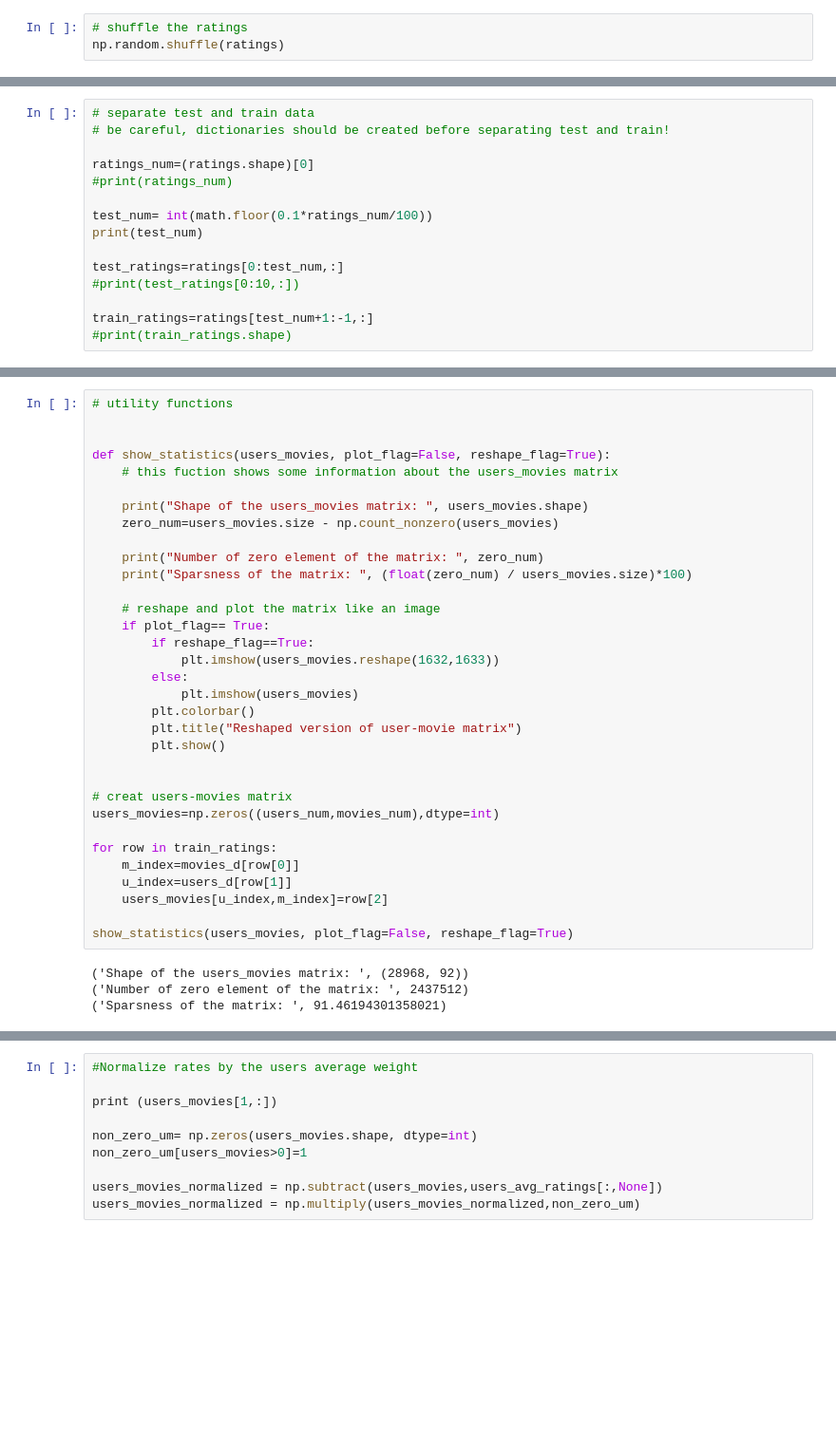
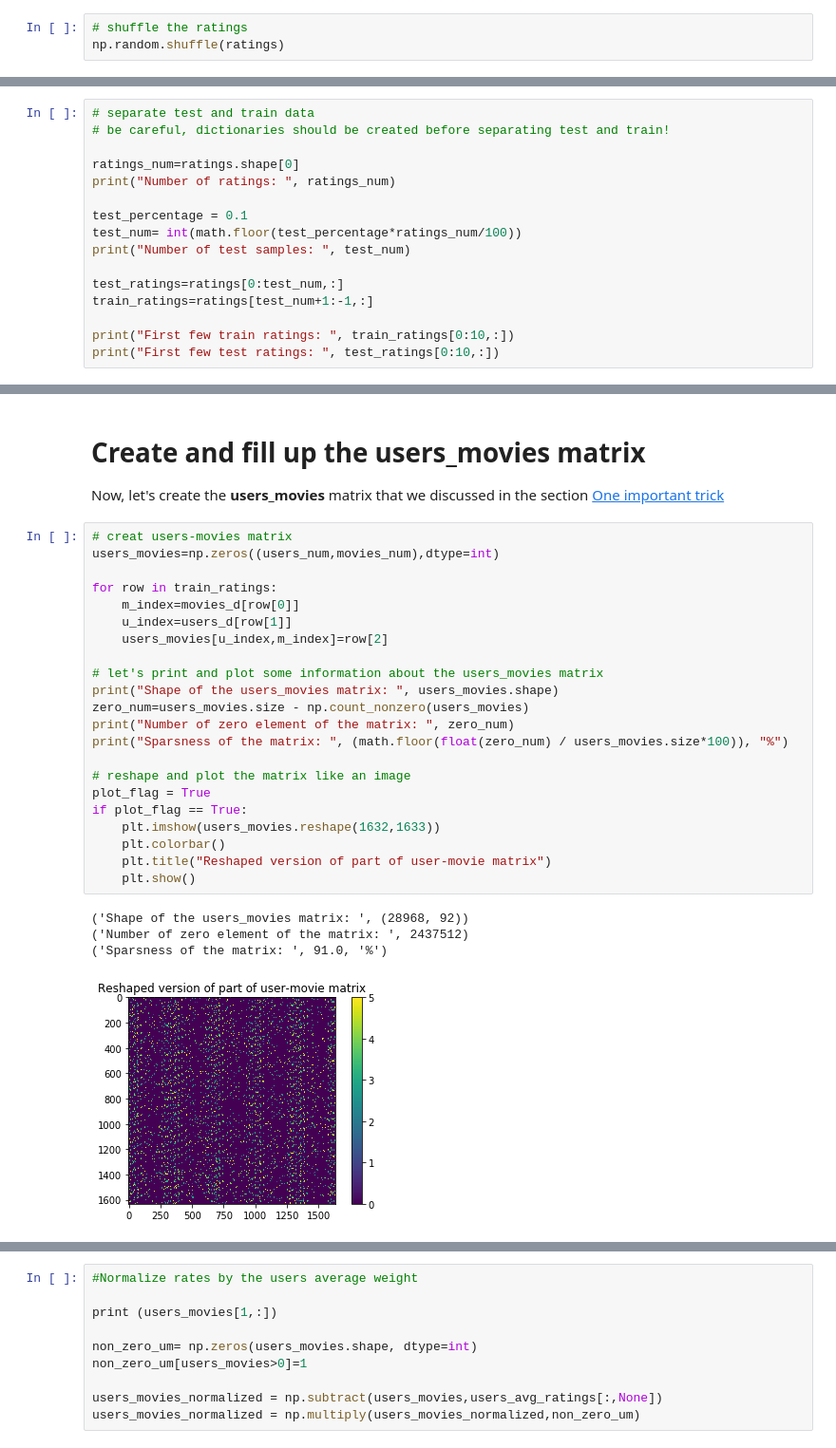
Before and after one commit to alisaaalehi/collaborative_filtering_recommender_system, a Jupyter notebook: collaborative_filtering_recommender.ipynb, the cells around one changed output, grey strips where cells are left out. Shown at 95% size. Drawn from its saved outputs; the diff is of its cells as text; blank space fills up the shorter version.

Commit message:
- matrix creation is added

```diff
--- a/collaborative_filtering_recommender.ipynb
+++ b/collaborative_filtering_recommender.ipynb
@@ -124,15 +128,16 @@ print('movies_d[2649267]: ', movies_d[17137])
 # separate test and train data
 # be careful, dictionaries should be created before separating test and train!
 
-ratings_num=(ratings.shape)[0]
-#print(ratings_num)
+ratings_num=ratings.shape[0]
+print("Number of ratings: ", ratings_num)
 
-test_num= int(math.floor(0.1*ratings_num/100))
-print(test_num)
+test_percentage = 0.1
+test_num= int(math.floor(test_percentage*ratings_num/100))
+print("Number of test samples: ", test_num)
 
 test_ratings=ratings[0:test_num,:]
-#print(test_ratings[0:10,:])
+train_ratings=ratings[test_num+1:-1,:]
 
-train_ratings=ratings[test_num+1:-1,:]
-#print(train_ratings.shape)
+print("First few train ratings: ", train_ratings[0:10,:])
+print("First few test ratings: ", test_ratings[0:10,:])
 # %% [output]
@@ -140,39 +161,32 @@ train_ratings=ratings[test_num+1:-1,:]
+# %% [markdown]
+# Create and fill up the users_movies matrix
+Now, let's create the **users_movies** matrix that we discussed in the section [One important trick](#trick-section)
 # %%
-# utility functions
-
-
-def show_statistics(users_movies, plot_flag=False, reshape_flag=True):
-    # this fuction shows some information about the users_movies matrix
-
-    print("Shape of the users_movies matrix: ", users_movies.shape)
-    zero_num=users_movies.size - np.count_nonzero(users_movies)
-
-    print("Number of zero element of the matrix: ", zero_num)
-    print("Sparsness of the matrix: ", (float(zero_num) / users_movies.size)*100)
-
-    # reshape and plot the matrix like an image
-    if plot_flag== True:
-        if reshape_flag==True:
-            plt.imshow(users_movies.reshape(1632,1633))
-        else:
-            plt.imshow(users_movies)
-        plt.colorbar()
-        plt.title("Reshaped version of user-movie matrix")
-        plt.show()
-
-
 # creat users-movies matrix
 users_movies=np.zeros((users_num,movies_num),dtype=int)
 
 for row in train_ratings:
     m_index=movies_d[row[0]]
     u_index=users_d[row[1]]
     users_movies[u_index,m_index]=row[2]
 
-show_statistics(users_movies, plot_flag=False, reshape_flag=True)
+# let's print and plot some information about the users_movies matrix
+print("Shape of the users_movies matrix: ", users_movies.shape)
+zero_num=users_movies.size - np.count_nonzero(users_movies)
+print("Number of zero element of the matrix: ", zero_num)
+print("Sparsness of the matrix: ", (math.floor(float(zero_num) / users_movies.size*100)), "%")
+
+# reshape and plot the matrix like an image
+plot_flag = True
+if plot_flag == True:
+    plt.imshow(users_movies.reshape(1632,1633))
+    plt.colorbar()
+    plt.title("Reshaped version of part of user-movie matrix")
+    plt.show()
 # %% [output]
 ('Shape of the users_movies matrix: ', (28968, 92))
 ('Number of zero element of the matrix: ', 2437512)
-('Sparsness of the matrix: ', 91.46194301358021)
+('Sparsness of the matrix: ', 91.0, '%')
+[figure, added]
 # %%
 # mesaure averag
```
Also changed, not shown: parts of 7 cells of this notebook.
